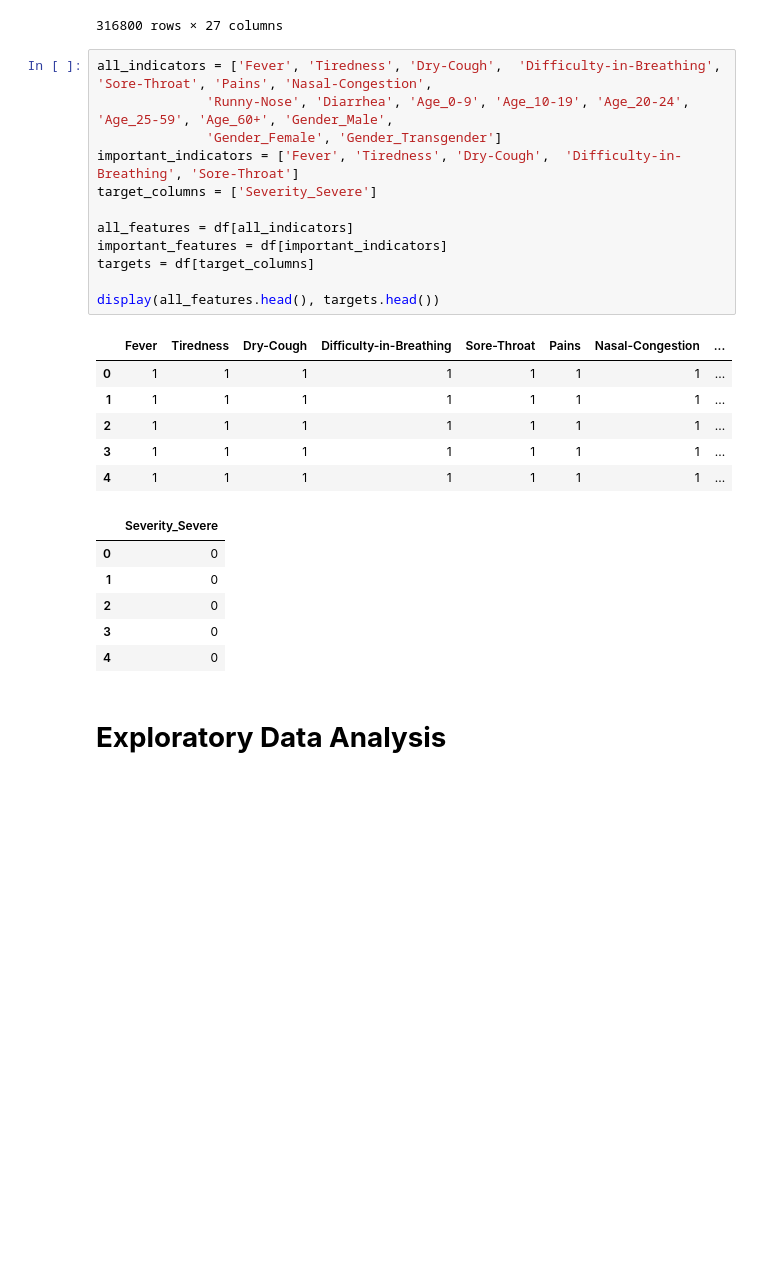
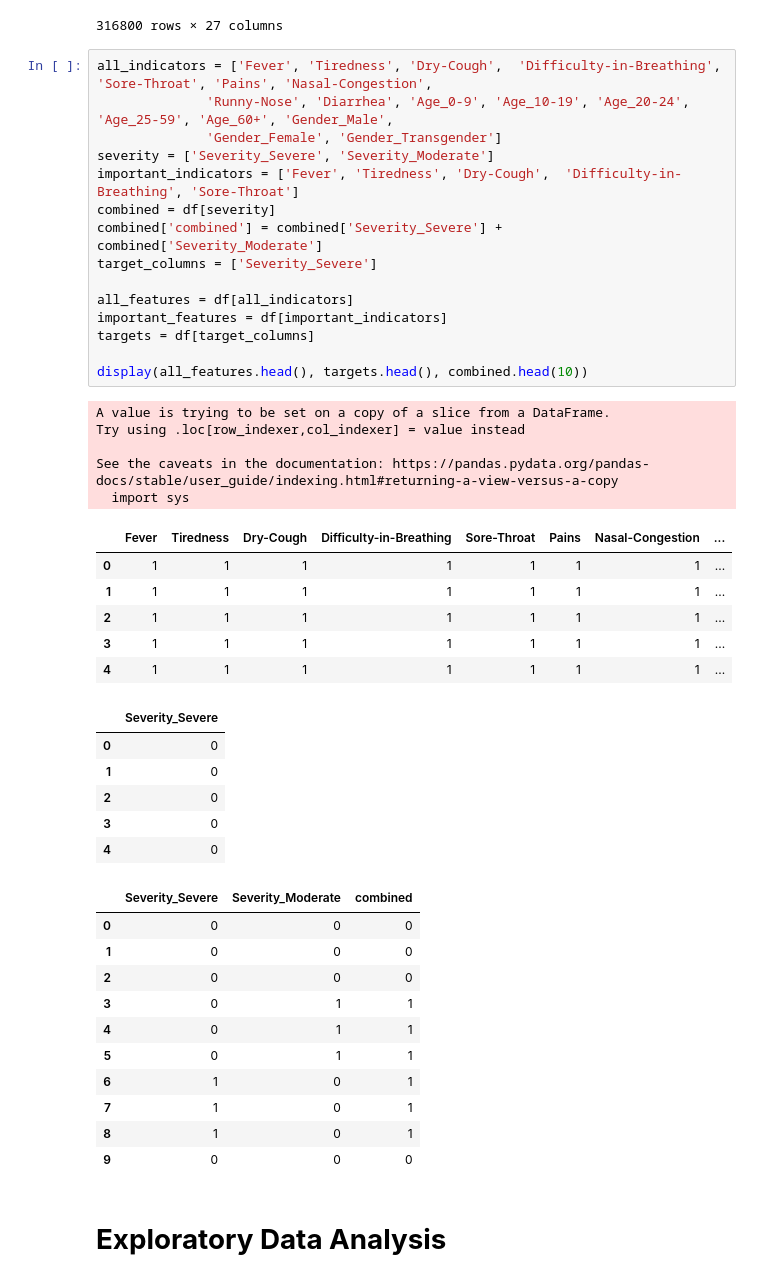
Before and after one commit to rajsalla/Classifying-Covid-19-Cases, a Jupyter notebook: Classifying_Covid_19_Cases.ipynb, the cells around one changed output. Drawn from its saved outputs; the diff is of its cells as text; blank space fills up the shorter version.

```diff
--- a/Classifying_Covid_19_Cases.ipynb
+++ b/Classifying_Covid_19_Cases.ipynb
@@ -31,28 +33,47 @@ display(df)
 # %%
 all_indicators = ['Fever', 'Tiredness', 'Dry-Cough',  'Difficulty-in-Breathing', 'Sore-Throat', 'Pains', 'Nasal-Congestion',
               'Runny-Nose', 'Diarrhea', 'Age_0-9', 'Age_10-19', 'Age_20-24', 'Age_25-59', 'Age_60+', 'Gender_Male',
               'Gender_Female', 'Gender_Transgender']
+severity = ['Severity_Severe', 'Severity_Moderate']
 important_indicators = ['Fever', 'Tiredness', 'Dry-Cough',  'Difficulty-in-Breathing', 'Sore-Throat']
+combined = df[severity]
+combined['combined'] = combined['Severity_Severe'] + combined['Severity_Moderate']
 target_columns = ['Severity_Severe']
 
 all_features = df[all_indicators]
 important_features = df[important_indicators]
 targets = df[target_columns]
 
-display(all_features.head(), targets.head())
+display(all_features.head(), targets.head(), combined.head(10))
 # %% [output]
+A value is trying to be set on a copy of a slice from a DataFrame.
+Try using .loc[row_indexer,col_indexer] = value instead
+
+See the caveats in the documentation: https://pandas.pydata.org/pandas-docs/stable/user_guide/indexing.html#returning-a-view-versus-a-copy
+  import sys
 |  | Fever | Tiredness | Dry-Cough | Difficulty-in-Breathing | Sore-Throat | Pains | Nasal-Congestion | ... |
 | 0 | 1 | 1 | 1 | 1 | 1 | 1 | 1 | ... |
 | 1 | 1 | 1 | 1 | 1 | 1 | 1 | 1 | ... |
 | 2 | 1 | 1 | 1 | 1 | 1 | 1 | 1 | ... |
 | 3 | 1 | 1 | 1 | 1 | 1 | 1 | 1 | ... |
 | 4 | 1 | 1 | 1 | 1 | 1 | 1 | 1 | ... |
 |  | Severity_Severe |
 | 0 | 0 |
 | 1 | 0 |
 | 2 | 0 |
 | 3 | 0 |
 | 4 | 0 |
+|  | Severity_Severe | Severity_Moderate | combined |
+| 0 | 0 | 0 | 0 |
+| 1 | 0 | 0 | 0 |
+| 2 | 0 | 0 | 0 |
+| 3 | 0 | 1 | 1 |
+| 4 | 0 | 1 | 1 |
+| 5 | 0 | 1 | 1 |
+| 6 | 1 | 0 | 1 |
+| 7 | 1 | 0 | 1 |
+| 8 | 1 | 0 | 1 |
+| 9 | 0 | 0 | 0 |
 # %% [markdown]
 # **Exploratory Data Analysis**
 # %% [markdown]
```
Also changed, not shown: parts of 10 cells of this notebook.
